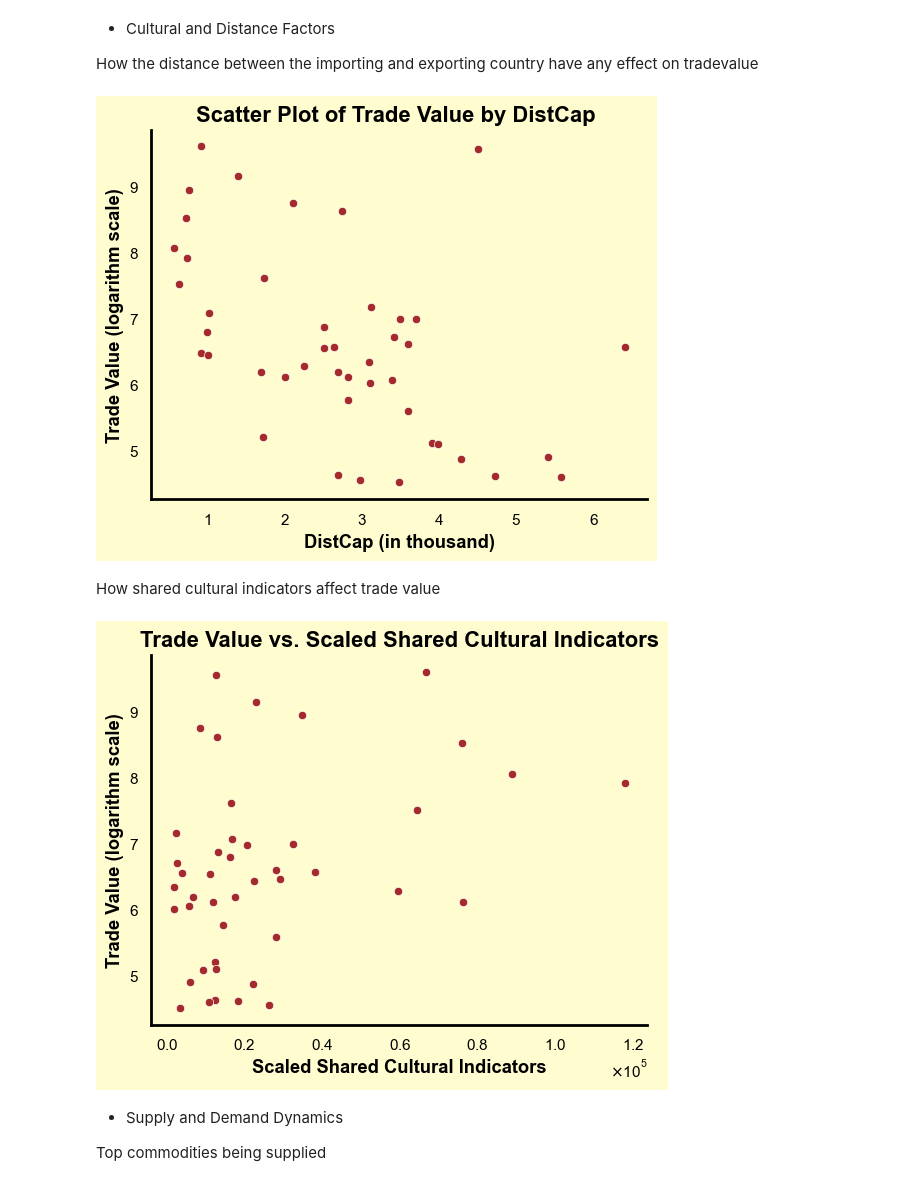
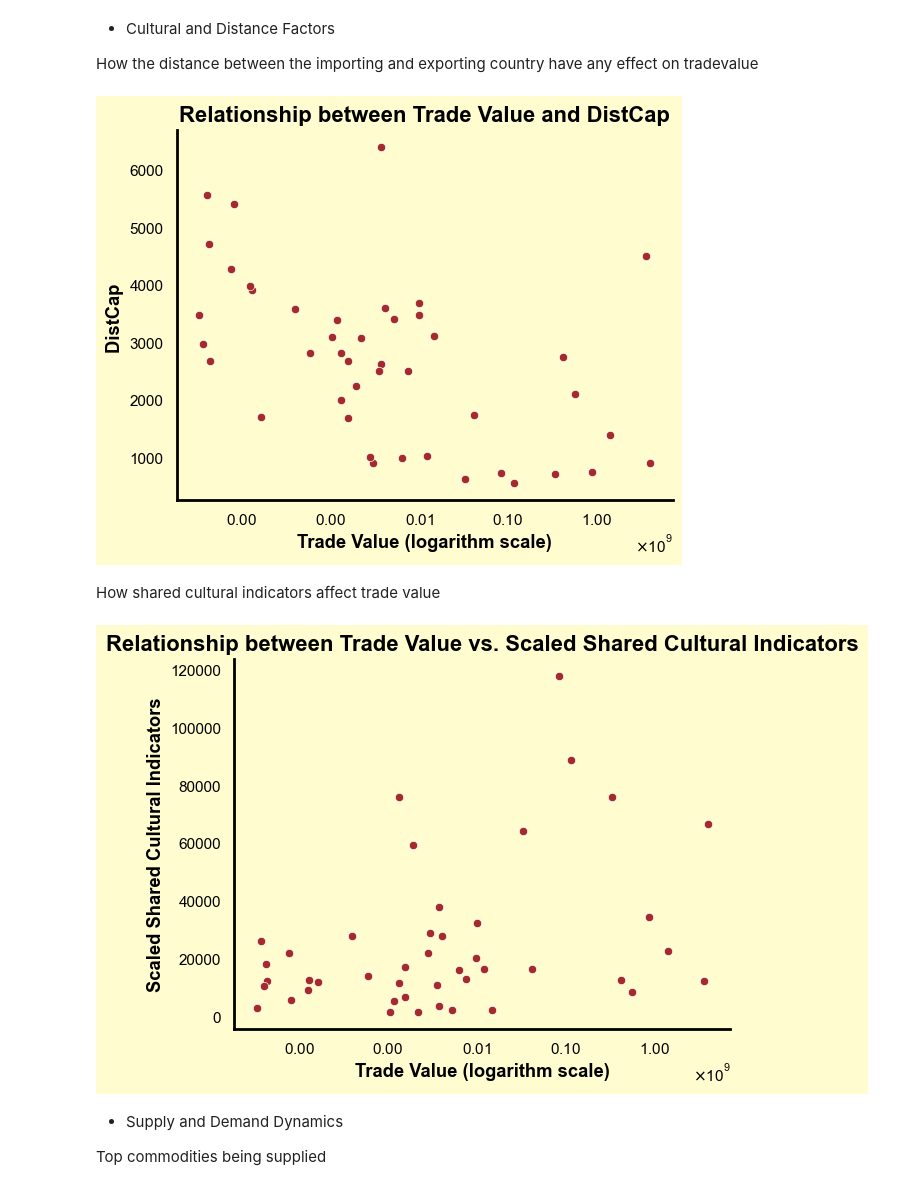
Before and after one commit to chisomruth/SAIL-FELLOWSHIP, a Jupyter notebook: Trade.ipynb, the cells around one changed output. Drawn from its saved outputs; the diff is of its cells as text; code cells hidden in the pictures.

```diff
--- a/Trade.ipynb
+++ b/Trade.ipynb
@@ -1093,39 +1152,41 @@ plt.show()
 
 How the distance between the importing and exporting country have any effect on tradevalue
 # %%
-distcap_by_trade_value = cleaned_data.groupby('distcap')['log_trade_value'].mean().reset_index().sort_values(by = 'log_trade_value', ascending=False)
-distcap_by_trade_value['distcap'] = distcap_by_trade_value['distcap']/1e3
+distcap_by_trade_value = cleaned_data.groupby('distcap')['trade_value'].mean().reset_index().sort_values(by = 'trade_value', ascending=False)
 
-ax = sns.scatterplot(distcap_by_trade_value, y=distcap_by_trade_value['log_trade_value'], x=distcap_by_trade_value['distcap'], color=custom_palette['deep_brownish_red'])
-plt.xlabel('DistCap (in thousand)')
-plt.ylabel('Trade Value (logarithm scale)')
-plt.title('Scatter Plot of Trade Value by DistCap ')
+
+ax = sns.scatterplot(distcap_by_trade_value, x=distcap_by_trade_value['trade_value'], y=distcap_by_trade_value['distcap'], color=custom_palette['deep_brownish_red'])
+plt.ylabel('DistCap ')
+plt.xlabel('Trade Value (logarithm scale)')
+plt.title('Relationship between Trade Value and DistCap')
 plt.grid(visible= False)
+plt.xscale("log")
 plt.gca().set_facecolor(custom_palette['milk'])
 sns.despine()
 ax.xaxis.set_major_formatter(ScalarFormatter(useMathText=True))
 ax.ticklabel_format(style='sci', axis='x', scilimits=(0,0))
 plt.show()
 # %% [output]
-[figure, old version]
+[figure, new version]
 # %% [markdown]
 How shared cultural indicators affect trade value
 # %%
-distcap_by_trade_value = cleaned_data.groupby('scaled_sci')['log_trade_value'].mean().reset_index().sort_values(by = 'log_trade_value', ascending=False)
+distcap_by_trade_value = cleaned_data.groupby('scaled_sci')['trade_value'].mean().reset_index().sort_values(by = 'trade_value', ascending=False)
 #distcap_by_trade_value['scaled_sci'] = distcap_by_trade_value['distcap']/1e3
 
-ax = sns.scatterplot(distcap_by_trade_value, y=distcap_by_trade_value['log_trade_value'], x=distcap_by_trade_value['scaled_sci'], color=custom_palette['deep_brownish_red'])
-plt.xlabel('Scaled Shared Cultural Indicators')
-plt.ylabel('Trade Value (logarithm scale)')
-plt.title('Trade Value vs. Scaled Shared Cultural Indicators')
+ax = sns.scatterplot(distcap_by_trade_value, x= distcap_by_trade_value['trade_value'], y= distcap_by_trade_value['scaled_sci'], color=custom_palette['deep_brownish_red'])
+plt.ylabel('Scaled Shared Cultural Indicators')
+plt.xlabel('Trade Value (logarithm scale)')
+plt.title('Relationship between Trade Value vs. Scaled Shared Cultural Indicators')
+plt.xscale('log')
 plt.grid(visible= False)
 plt.gca().set_facecolor(custom_palette['milk'])
 sns.despine()
 ax.xaxis.set_major_formatter(ScalarFormatter(useMathText=True))
 ax.ticklabel_format(style='sci', axis='x', scilimits=(0,0))
 plt.show()
 # %% [output]
-[figure, old version]
+[figure, new version]
 # %% [markdown]
 - Supply and Demand Dynamics
 
```
Also changed, not shown: parts of 11 cells of this notebook.
